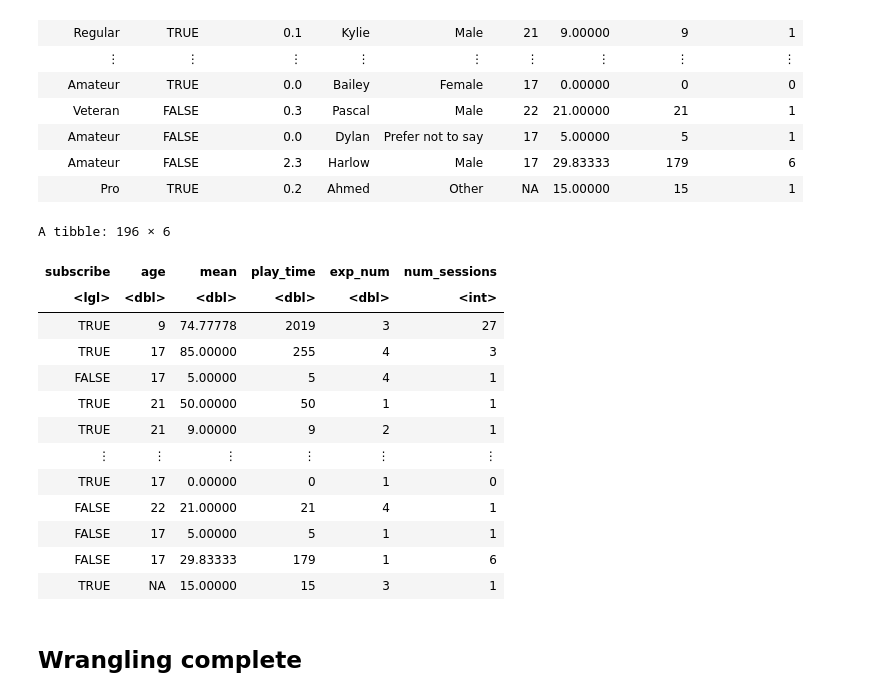
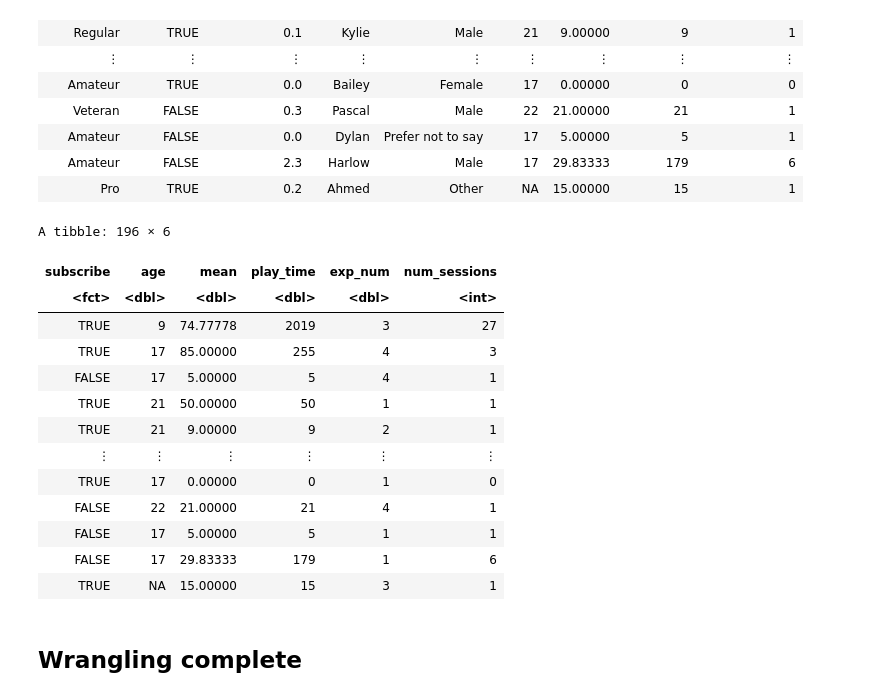
Before and after one commit to YoyoLiu314/group-project, a Jupyter notebook: group_project.ipynb, the cells around one changed output. Cells and saved outputs as stored; diff of their text form; code cells hidden in the pictures.

```diff
--- a/group_project.ipynb
+++ b/group_project.ipynb
@@ -177,16 +177,17 @@ A tibble: 196 × 9
 # %%
 players_numeric <- players_joined |>
     mutate(exp_num = case_when(experience == "Beginner" ~ 0,
                                experience == "Amateur" ~ 1,
                                experience == "Regular" ~ 2,
                                experience == "Pro" ~ 3,
                                experience == "Veteran" ~ 4)) |>
-    select(subscribe, age, mean, play_time, exp_num, num_sessions)
+    select(subscribe, age, mean, play_time, exp_num, num_sessions) |>
+    mutate(subscribe = as_factor(subscribe))
 players_numeric
 # %% [output]
 A tibble: 196 × 6
 | subscribe | age | mean | play_time | exp_num | num_sessions |
-| <lgl> | <dbl> | <dbl> | <dbl> | <dbl> | <int> |
+| <fct> | <dbl> | <dbl> | <dbl> | <dbl> | <int> |
 | TRUE | 9 | 74.77778 | 2019 | 3 | 27 |
 | TRUE | 17 | 85.00000 | 255 | 4 | 3 |
 | FALSE | 17 | 5.00000 | 5 | 4 | 1 |
```
Also changed, not shown: parts of 7 cells of this notebook.
